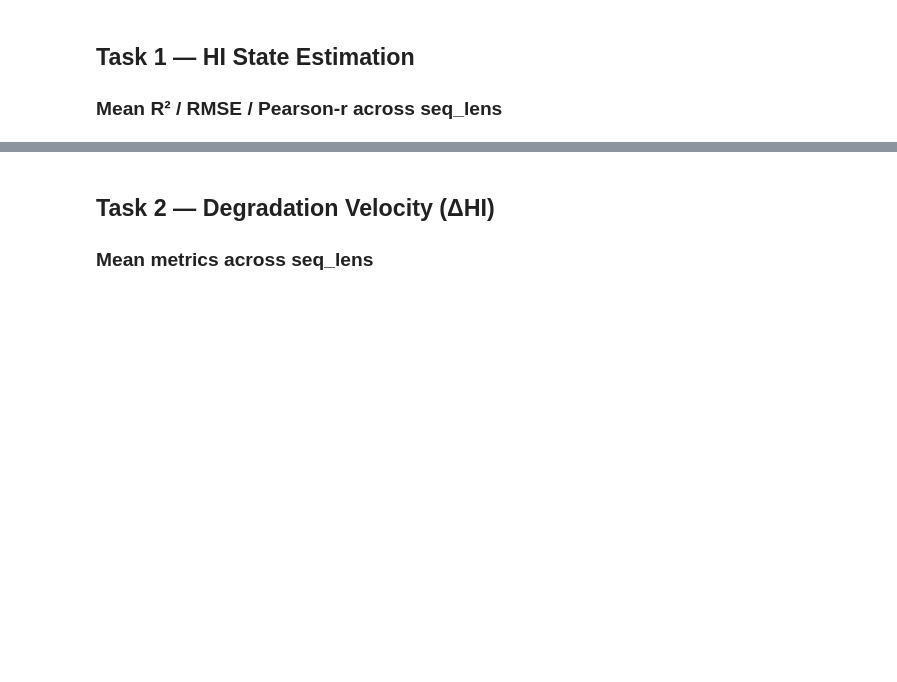
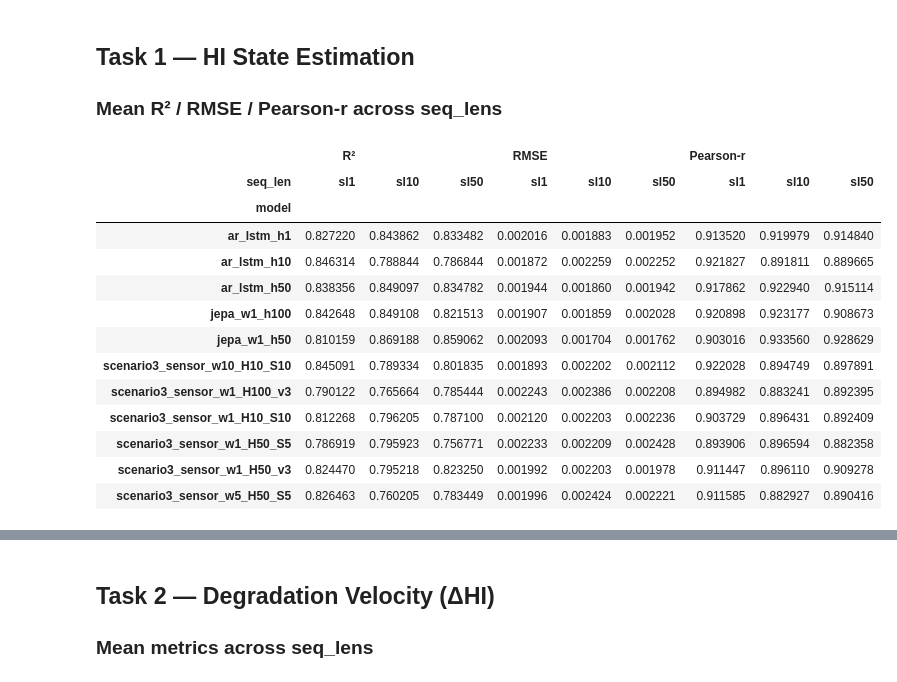
Before and after one commit to LucasStill/le-wm, a Jupyter notebook: results_viewer.ipynb, the cells around one changed output, grey strips where cells are left out. Cells and saved outputs as stored; diff of their text form; code cells hidden in the pictures; blank space fills up the shorter version.

```diff
--- a/results_viewer.ipynb
+++ b/results_viewer.ipynb
@@ -7,8 +7,11 @@ Load JSON results from one or more eval directories, aggregate, and visualise by
 STABLEWM_HOME = "/lustre/fswork/projects/rech/yil/ugy35qd/.stable_worldmodel"
 
 EVAL_DIRS = [
-    f"{STABLEWM_HOME}/eval/43341",
-    # f"{STABLEWM_HOME}/eval/43500",  # add more job IDs here
+    #f"{STABLEWM_HOME}/eval/43341",
+     #f"{STABLEWM_HOME}/eval/49822",  # add more job IDs here
+     f"{STABLEWM_HOME}/eval/71778", # wm
+     f"{STABLEWM_HOME}/eval/71591", # wm
+     f"{STABLEWM_HOME}/eval/2111995", # ar lstm
 ]
 
 # Optional: rename models for display. Keys = checkpoint name, values = display label.
@@ -103,20 +133,35 @@ overview
 # %%
 t1_rows = []
 for r in all_results:
     if "error" in r:
         continue
     for sl_tag, dims in (r.get("task1_hi") or {}).items():
         mean = dims.get("__mean__", {})
         t1_rows.append({
             "model": label(r["name"]),
             "seq_len": sl_tag,
             "R²":        mean.get("r2",        float("nan")),
             "RMSE":      mean.get("rmse",       float("nan")),
             "Pearson-r": mean.get("pearson_r",  float("nan")),
         })
 
 t1_df = pd.DataFrame(t1_rows)
-display(t1_df.pivot(index="model", columns="seq_len", values=["R²", "RMSE", "Pearson-r"]).round(4))
+display(t1_df.pivot(index="model", columns="seq_len", values=["R²", "RMSE", "Pearson-r"]).round(6))
+# %% [output]
+|  | R² |  |  | RMSE |  |  | Pearson-r |  |  |
+| seq_len | sl1 | sl10 | sl50 | sl1 | sl10 | sl50 | sl1 | sl10 | sl50 |
+| model |  |  |  |  |  |  |  |  |  |
+| ar_lstm_h1 | 0.827220 | 0.843862 | 0.833482 | 0.002016 | 0.001883 | 0.001952 | 0.913520 | 0.919979 | 0.914840 |
+| ar_lstm_h10 | 0.846314 | 0.788844 | 0.786844 | 0.001872 | 0.002259 | 0.002252 | 0.921827 | 0.891811 | 0.889665 |
+| ar_lstm_h50 | 0.838356 | 0.849097 | 0.834782 | 0.001944 | 0.001860 | 0.001942 | 0.917862 | 0.922940 | 0.915114 |
+| jepa_w1_h100 | 0.842648 | 0.849108 | 0.821513 | 0.001907 | 0.001859 | 0.002028 | 0.920898 | 0.923177 | 0.908673 |
+| jepa_w1_h50 | 0.810159 | 0.869188 | 0.859062 | 0.002093 | 0.001704 | 0.001762 | 0.903016 | 0.933560 | 0.928629 |
+| scenario3_sensor_w10_H10_S10 | 0.845091 | 0.789334 | 0.801835 | 0.001893 | 0.002202 | 0.002112 | 0.922028 | 0.894749 | 0.897891 |
+| scenario3_sensor_w1_H100_v3 | 0.790122 | 0.765664 | 0.785444 | 0.002243 | 0.002386 | 0.002208 | 0.894982 | 0.883241 | 0.892395 |
+| scenario3_sensor_w1_H10_S10 | 0.812268 | 0.796205 | 0.787100 | 0.002120 | 0.002203 | 0.002236 | 0.903729 | 0.896431 | 0.892409 |
+| scenario3_sensor_w1_H50_S5 | 0.786919 | 0.795923 | 0.756771 | 0.002233 | 0.002209 | 0.002428 | 0.893906 | 0.896594 | 0.882358 |
+| scenario3_sensor_w1_H50_v3 | 0.824470 | 0.795218 | 0.823250 | 0.001992 | 0.002203 | 0.001978 | 0.911447 | 0.896110 | 0.909278 |
+| scenario3_sensor_w5_H50_S5 | 0.826463 | 0.760205 | 0.783449 | 0.001996 | 0.002424 | 0.002221 | 0.911585 | 0.882927 | 0.890416 |
 # %%
 # Per-component R² for a chosen seq_len
 SEQ_LEN = "sl1"   # change to "sl10" or "sl50" if available
```
Also changed, not shown: parts of 8 cells of this notebook.
